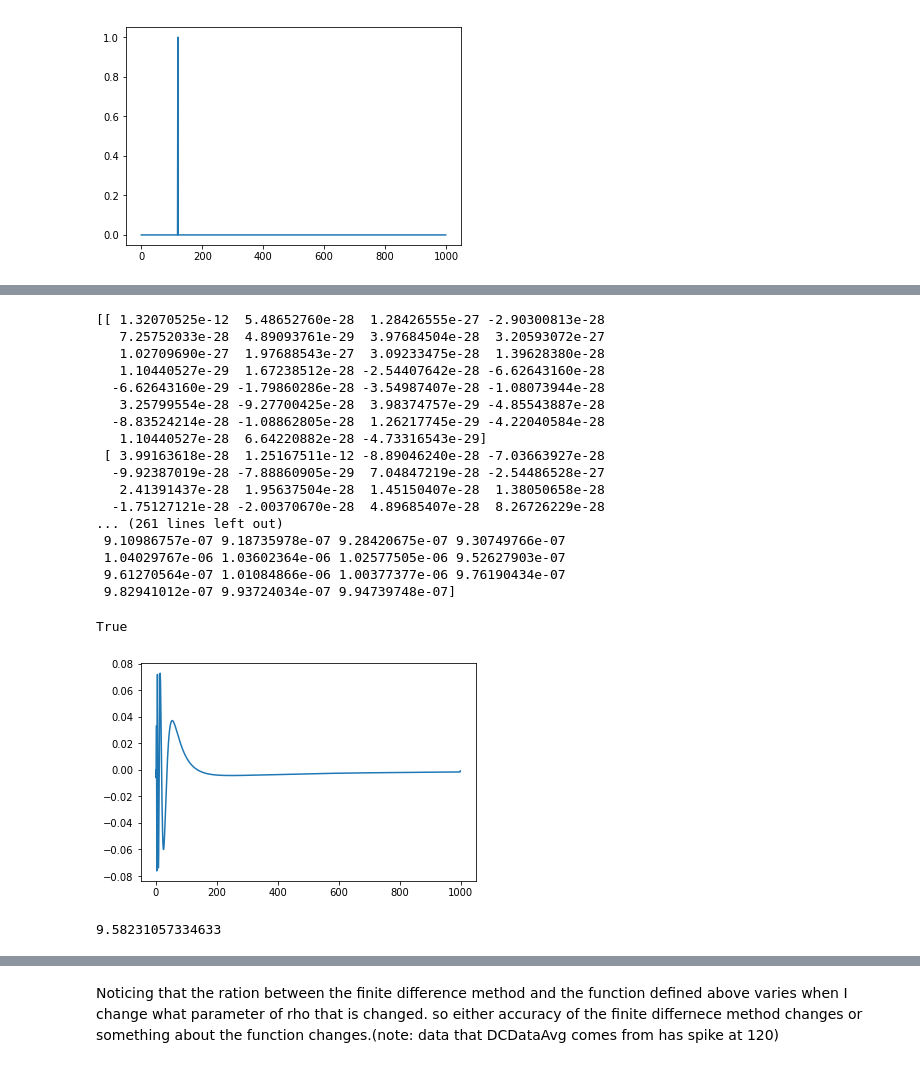
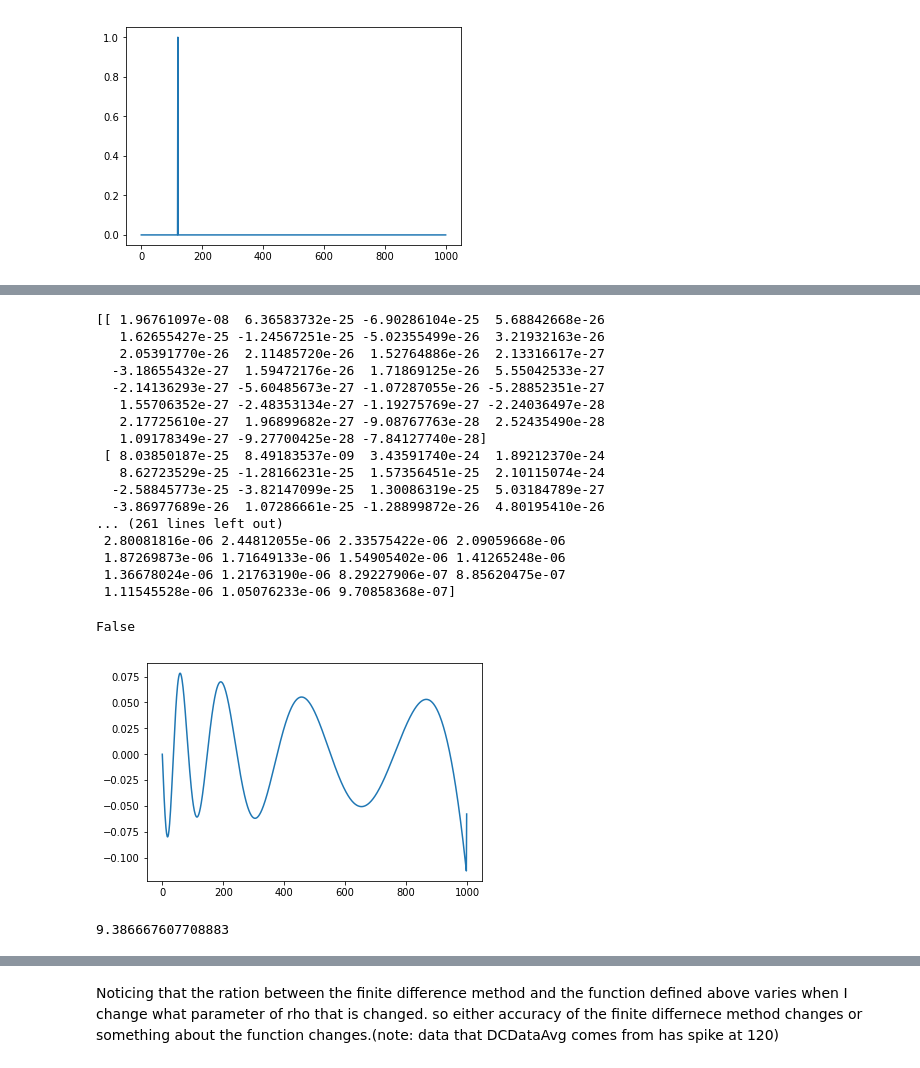
Before and after one commit to pedernv/bachelor, a Jupyter notebook: Simple reconstruction2.ipynb, the cells around one changed output, grey strips where cells are left out. Saved outputs shown, nothing was run; the diff lists cells and outputs as text; code cells hidden in the pictures.

```diff
--- a/Simple reconstruction2.ipynb
+++ b/Simple reconstruction2.ipynb
@@ -14,8 +14,13 @@ mockrho[120]=1
 #for j in range(100):
  #   mockrho[j]=1
 
-Nt=31
+Nmu=31
 Nw=1000;
+
+mumin=0;
+mumax=10
+dmu=(mumax-mumin)/Nmu
+
 
 wmin=0.0001;
 wmax=6.;
@@ -26,8 +31,8 @@ dw=(wmax-wmin)/Nw;
 #                  for w in range(Nw) ] for t in range(1,Nt+1)]);
 
 Kernel=np.array([[  (1./2. if w == 0 or w== Nw-1 else 1.) *
-                    dw*2*w/(w**2+t**2)
-                  for w in range(Nw) ] for t in range(1,Nt+1)]);
+                    dw*2*(wmin+dw*w)/((wmin+dw*w)**2+(mumin+dmu*mu)**2)
+                  for w in range(Nw) ] for mu in range(1,Nmu+1)]);
 
 
 DataIdeal = np.dot(Kernel,mockrho)
@@ -41,13 +46,13 @@ plt.plot(mockrho)
 [<matplotlib.lines.Line2D at 0x...>]
 [figure]
 # %%
-NoisyData = [0]*Nt
+NoisyData = [0]*Nmu
 
 #standard deviation scaling
 K=0.01
 Nmeas =1000
 
-for i in range(Nt):
+for i in range(Nmu):
     NoisyData[i]=(np.random.normal(loc=DataIdeal[i],scale=DataIdeal[i]*K*np.sqrt(Nmeas),size=Nmeas))
 
 #print(NoisyData)
@@ -86,7 +92,7 @@ AutoCorrelationCorr=1.;
 #standard covariance expression
 DataCovarianceMatrix=AutoCorrelationCorr*np.array([[ sum( np.array([ ( NoisyData[i][n]-DataAverage[i] )*
                                      ( NoisyData[j][n]-DataAverage[j] )/((Nmeas-1.)*Nmeas) for n in range(Nmeas)]) )
-                  for i in range(Nt) ] for j in range(Nt)]);
+                  for i in range(Nmu) ] for j in range(Nmu)]);
 print(DataCovarianceMatrix.shape)
 print(DataCovarianceMatrix)
 # %% [output]
@@ -122,23 +128,23 @@ print(DCKernel)
 
 print(np.sqrt(DiagCorrVar))
 # %% [output]
-[[ 1.32070525e-12  5.48652760e-28  1.28426555e-27 -2.90300813e-28
-   7.25752033e-28  4.89093761e-29  3.97684504e-28  3.20593072e-27
-   1.02709690e-27  1.97688543e-27  3.09233475e-28  1.39628380e-28
-   1.10440527e-29  1.67238512e-28 -2.54407642e-28 -6.62643160e-28
-  -6.62643160e-29 -1.79860286e-28 -3.54987407e-28 -1.08073944e-28
-   3.25799554e-28 -9.27700425e-28  3.98374757e-29 -4.85543887e-28
-  -8.83524214e-28 -1.08862805e-28  1.26217745e-29 -4.22040584e-28
-   1.10440527e-28  6.64220882e-28 -4.73316543e-29]
- [ 3.99163618e-28  1.25167511e-12 -8.89046240e-28 -7.03663927e-28
-  -9.92387019e-28 -7.88860905e-29  7.04847219e-28 -2.54486528e-27
-   2.41391437e-28  1.95637504e-28  1.45150407e-28  1.38050658e-28
-  -1.75127121e-28 -2.00370670e-28  4.89685407e-28  8.26726229e-28
+[[ 1.96761097e-08  6.36583732e-25 -6.90286104e-25  5.68842668e-26
+   1.62655427e-25 -1.24567251e-25 -5.02355499e-26  3.21932163e-26
+   2.05391770e-26  2.11485720e-26  1.52764886e-26  2.13316617e-27
+  -3.18655432e-27  1.59472176e-26  1.71869125e-26  5.55042533e-27
+  -2.14136293e-27 -5.60485673e-27 -1.07287055e-26 -5.28852351e-27
+   1.55706352e-27 -2.48353134e-27 -1.19275769e-27 -2.24036497e-28
+   2.17725610e-27  1.96899682e-27 -9.08767763e-28  2.52435490e-28
+   1.09178349e-27 -9.27700425e-28 -7.84127740e-28]
+ [ 8.03850187e-25  8.49183537e-09  3.43591740e-24  1.89212370e-24
+   8.62723529e-25 -1.28166231e-25  1.57356451e-25  2.10115074e-24
+  -2.58845773e-25 -3.82147099e-25  1.30086319e-25  5.03184789e-27
+  -3.86977689e-26  1.07286661e-25 -1.28899872e-26  4.80195410e-26
 ... (261 lines left out)
- 9.10986757e-07 9.18735978e-07 9.28420675e-07 9.30749766e-07
- 1.04029767e-06 1.03602364e-06 1.02577505e-06 9.52627903e-07
- 9.61270564e-07 1.01084866e-06 1.00377377e-06 9.76190434e-07
- 9.82941012e-07 9.93724034e-07 9.94739748e-07]
+ 2.80081816e-06 2.44812055e-06 2.33575422e-06 2.09059668e-06
+ 1.87269873e-06 1.71649133e-06 1.54905402e-06 1.41265248e-06
+ 1.36678024e-06 1.21763190e-06 8.29227906e-07 8.85620475e-07
+ 1.11545528e-06 1.05076233e-06 9.70858368e-07]
 # %%
 def L(rho, *args):
     data=args[0]
@@ -166,41 +172,42 @@ def LDer(rho, *args):
     for j in range(len(rho)):
 
         tmp=0;
 
 
         for i in range(len(data)):
             tmp +=((data[i]-rhodat[i]))/(sigma[i]**(2))*(-kernel[i,j])
         gradient[j]=tmp
 
     return np.asarray(gradient)
 
 
 testrho = [0]*1000
 
 #testrho[130]=1
 
 #for j in range(200):
 #    mockrho[j]=1
 
 
 #bnds = [(0, None)]*1000
 
-result = optimize.minimize(L, x0=testrho , args=(DCDataAvg,DCKernel,np.sqrt(DiagCorrVar)),method='L-BFGS-B',jac='2-point', bounds = None, options={'gtol':1e-12,'ftol':1e-12,'maxfun':1000000,'disp':True})
-#result = optimize.minimize(L, x0=testrho , args=(DCDataAvg,DCKernel,np.sqrt(DiagCorrVar)),method='L-BFGS-B',jac=LDer, options={'gtol':1e-12,'ftol': 1e-12,'disp':True})
+#result = optimize.minimize(L, x0=testrho , args=(DCDataAvg,DCKernel,np.sqrt(DiagCorrVar)),method='L-BFGS-B',jac='2-point', bounds = None, options={'gtol':1e-12,'ftol':1e-12,'maxfun':1000000,'disp':True})
+result = optimize.minimize(L, x0=testrho , args=(DCDataAvg,DCKernel,np.sqrt(DiagCorrVar)),method='L-BFGS-B',jac=LDer, options={'gtol':1e-12,'ftol': 1e-12,'maxiter':500,'disp':True})
+#result = optimize.minimize(L, x0=testrho , args=(DCDataAvg,DCKernel,np.sqrt(DiagCorrVar)),method='BFGS',jac='2-point', options={'gtol':1e-12,'disp':True})
 
 
 
 #print(result)
 plt.plot(result.x)
 #plt.plot(mockrho)
 print(result.success)
 # %% [output]
-True
+False
-[figure, old version]
+[figure, new version]
 # %%
 print(L(result.x,DCDataAvg,DCKernel,np.sqrt(DiagCorrVar)))
 # %% [output]
-9.58231057334633
+9.386667607708883
 # %%
 #plt.yscale('log')
 plt.plot(DataIdeal)
```
Also changed, not shown: parts of 5 cells of this notebook.
